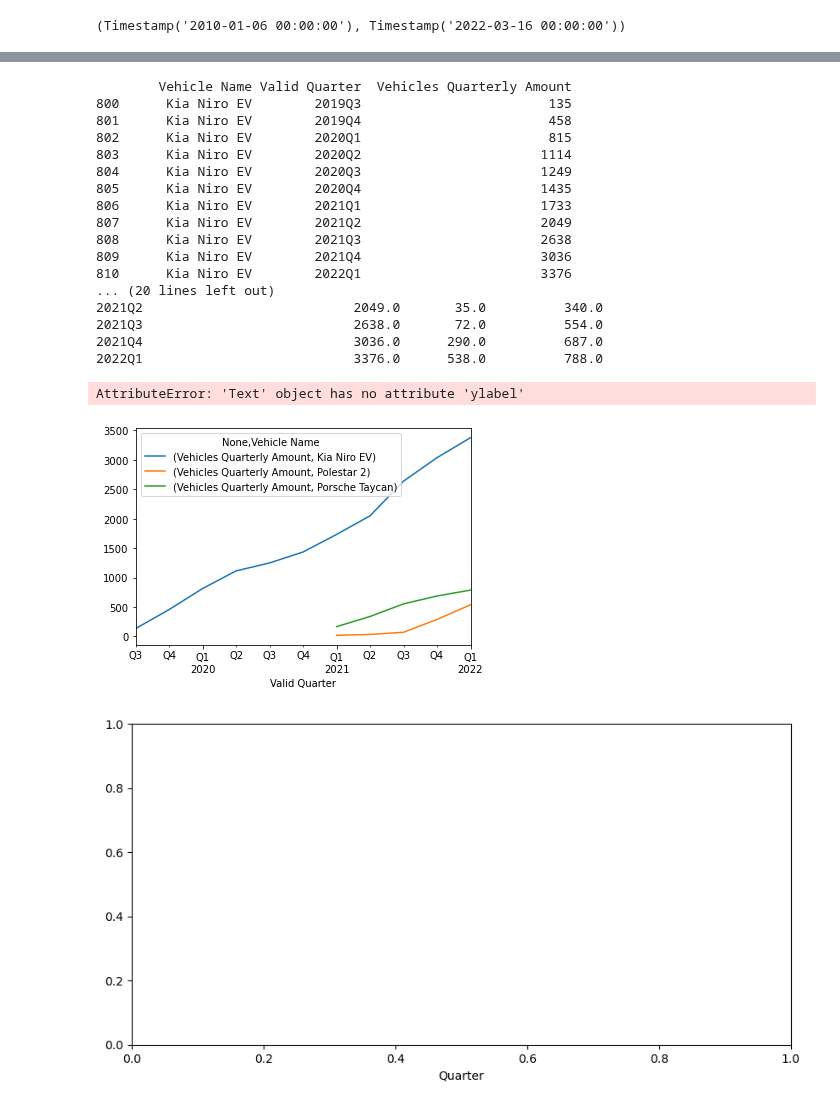
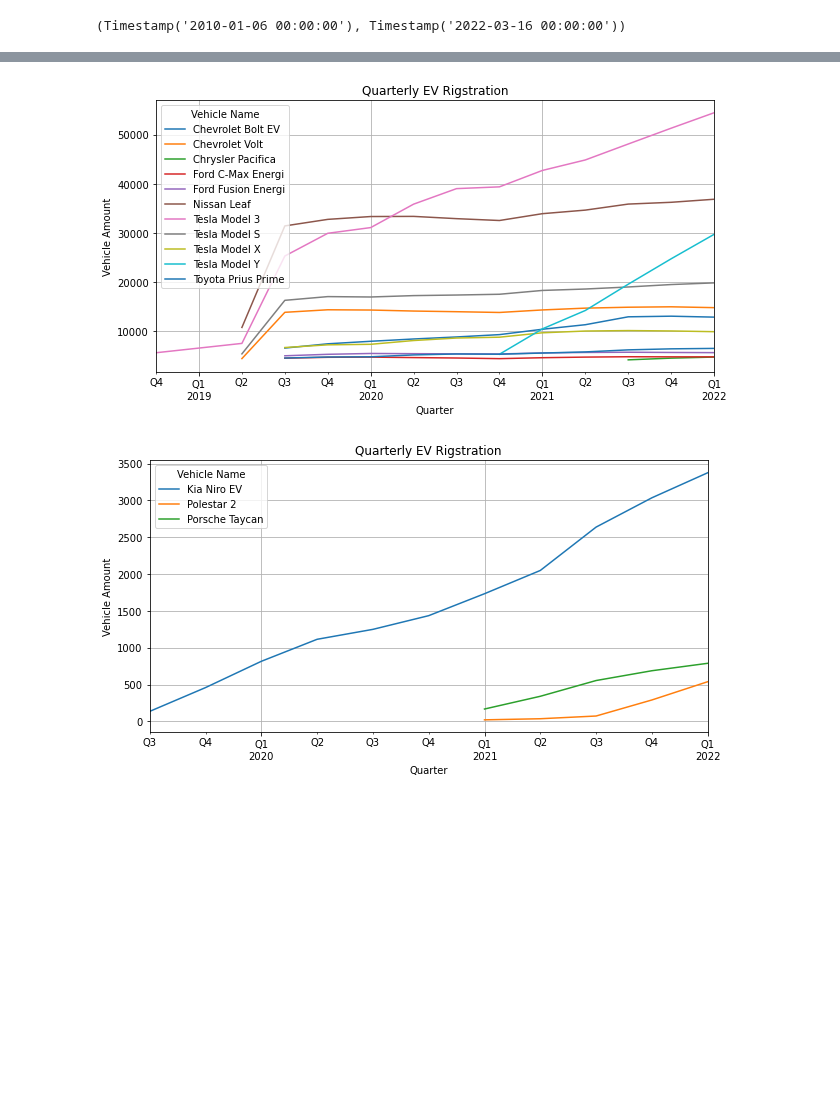
Before and after one commit to MarcccHuuu/2022Spring_Finals_EV, a Jupyter notebook: time-trend-report.ipynb, the cells around one changed output, grey strips where cells are left out. Drawn from its saved outputs; the diff is of its cells as text; code cells hidden in the pictures; blank space fills up the shorter version.

Commit message:
Modify the showing plot

```diff
--- a/time-trend-report.ipynb
+++ b/time-trend-report.ipynb
@@ -85,46 +89,18 @@ plt.show()
 # %%
 # draw multiple car quarterly data
 def draw_vehicle_quarterly_data(car_list: [], min_amount=0):
     wa_df_quarter = wa_df.groupby(['Vehicle Name', 'Valid Quarter'])\
         .agg({'Vehicle ID': 'count'}).reset_index()\
         .rename(columns={'Vehicle ID': 'Vehicles Amount'})
     if len(car_list) > 0:
         wa_df_quarter = wa_df_quarter[wa_df_quarter['Vehicle Name'].isin(car_list)]
-
-    # print(wa_df_name_quarter)
-    #wa_df_name_quarter.set_index('Valid Quarter').plot()
-    '''
-    plt.figure(figsize=(9,4), dpi= 100)
-    tesla = wa_df_name_quarter[wa_df_name_quarter['Vehicle Name'] == 'Tesla Model 3']
-    porsche = wa_df_name_quarter[wa_df_name_quarter['Vehicle Name'] == 'Porsche Taycan']
-    plt.plot(x='Valid Quarter', y='Vehicles Quarterly Amount', linewidth = 0.8, marker = '.', label = "tesla", color='#E11B00')
-    plt.plot(porsche, linewidth = 0.8, marker = '.', label = "porsche", color='#E11B00')
-    '''
-    da = pd.pivot(wa_df_quarter, index='Valid Quarter', columns='Vehicle Name', values='Vehicles Amount')
-    da.plot()
+    wa_df_quarter = wa_df_quarter[wa_df_quarter['Vehicles Amount'] >= min_amount]
+    pd_pivot_car_in_quarter = pd.pivot(wa_df_quarter, index='Valid Quarter', columns='Vehicle Name', values='Vehicles Amount')
+    pd_pivot_car_in_quarter.plot(figsize=(10, 5), title='Quarterly EV Rigstration', grid=True, xlabel='Quarter', ylabel='Vehicle Amount')
     plt.show()
 
-#draw_vehicle_quarterly_data([])
 draw_vehicle_quarterly_data([], 4000)
 draw_vehicle_quarterly_data(['Porsche Taycan', 'Kia Niro EV', 'Polestar 2'])
 # %% [output]
-        Vehicle Name Valid Quarter  Vehicles Quarterly Amount
-800      Kia Niro EV        2019Q3                        135
-801      Kia Niro EV        2019Q4                        458
-802      Kia Niro EV        2020Q1                        815
-803      Kia Niro EV        2020Q2                       1114
-804      Kia Niro EV        2020Q3                       1249
-805      Kia Niro EV        2020Q4                       1435
-806      Kia Niro EV        2021Q1                       1733
-807      Kia Niro EV        2021Q2                       2049
-808      Kia Niro EV        2021Q3                       2638
-809      Kia Niro EV        2021Q4                       3036
-810      Kia Niro EV        2022Q1                       3376
-... (20 lines left out)
-2021Q2                           2049.0       35.0          340.0
-2021Q3                           2638.0       72.0          554.0
-2021Q4                           3036.0      290.0          687.0
-2022Q1                           3376.0      538.0          788.0
-AttributeError: 'Text' object has no attribute 'ylabel'
-[figure, old version]
+[figure, new version]
-[figure, old version]
+[figure, new version]
```
Also changed, not shown: parts of 2 cells of this notebook.
